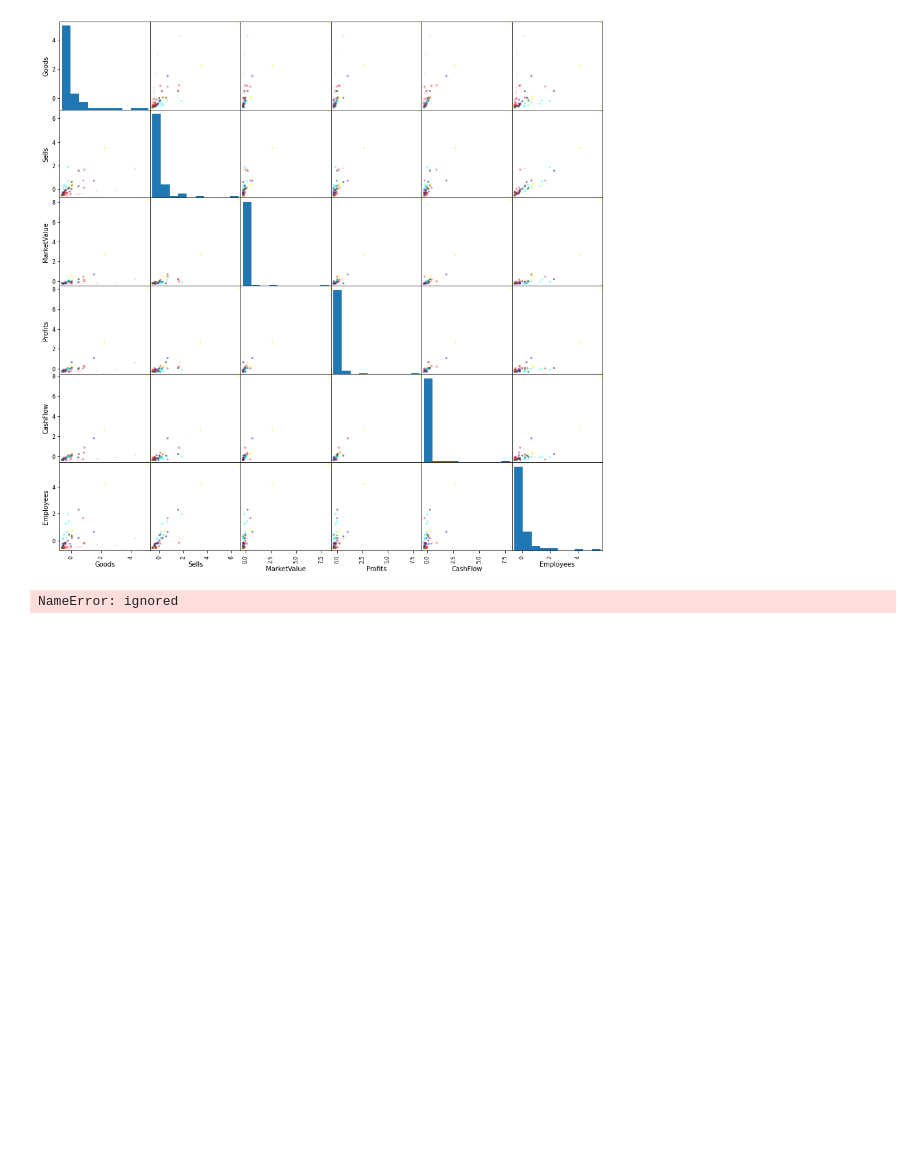
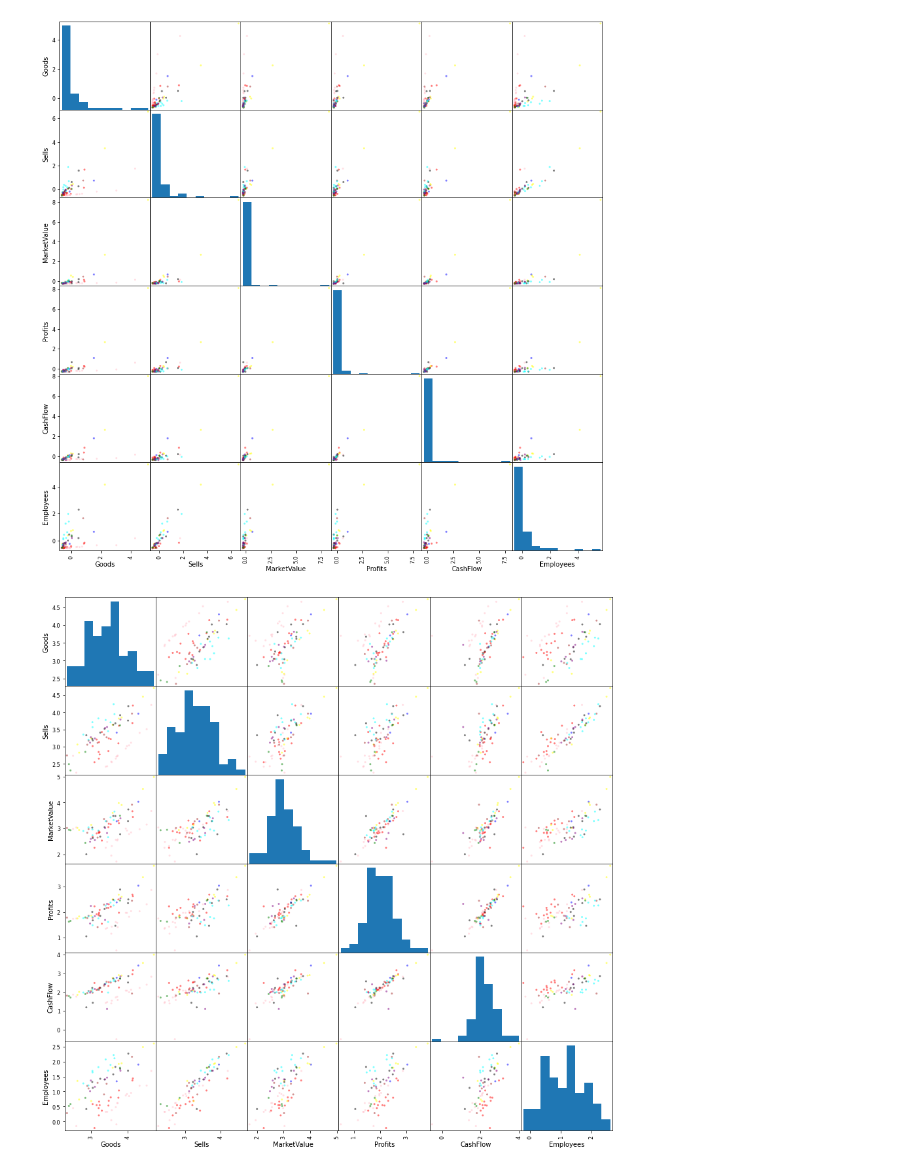
Before and after one commit to MartinSantaGitHub/curso-estadistica-multivariante, a Jupyter notebook: Tareas/tarea_02.ipynb, the cells around one changed output. Cells and saved outputs as stored; diff of their text form; code cells hidden in the pictures; blank space fills up the shorter version.

```diff
--- a/Tareas/tarea_02.ipynb
+++ b/Tareas/tarea_02.ipynb
@@ -142,5 +127,10 @@ sns.pairplot(df_features_scaled_y, diag_kind="kde", height=1.5)
 # %% [output]
 <seaborn.axisgrid.PairGrid at 0x...>
 [figure]
+# %%
+def print_scatter_matrix(df,target,color_dict):
+  colors = df[target].map(lambda x: color_dict.get(x))
+  scatter_matrix(df, c = colors, alpha = 0.5, figsize = (15, 15))
+  plt.show()
 # %%
 df_features_scaled_y.iloc[:,6].cat.categories
@@ -152,6 +142,14 @@ plt.show()
 # %% [output]
 [figure]
-# %%
-df_features_scaled_y.head()
-# %% [output]
-NameError: ignored
+# %%
+df_features_y = pd.concat([Xf, df.iloc[:,7]], axis=1).reindex(Xf.index)
+num_col_names = df_features_y.columns.tolist()
+num_col_names.pop()
+df_features_y[num_col_names] = df_features_y[num_col_names].apply(np.log10, axis = 1)
+
+color_dict = {'Communication': "blue", 'Energy': "red", 'Finance' : 'pink', 'HiTech': 'yellow',
+                  'Manufacturing' : 'black', 'Medical' : 'green', 'Other' : 'brown', 'Retail' : 'cyan', 'Transportation' : 'purple'}
+
+print_scatter_matrix(df_features_y,"Department",color_dict)
+# %% [output]
+[figure, added]
```
Also changed, not shown: parts of 4 cells of this notebook.
